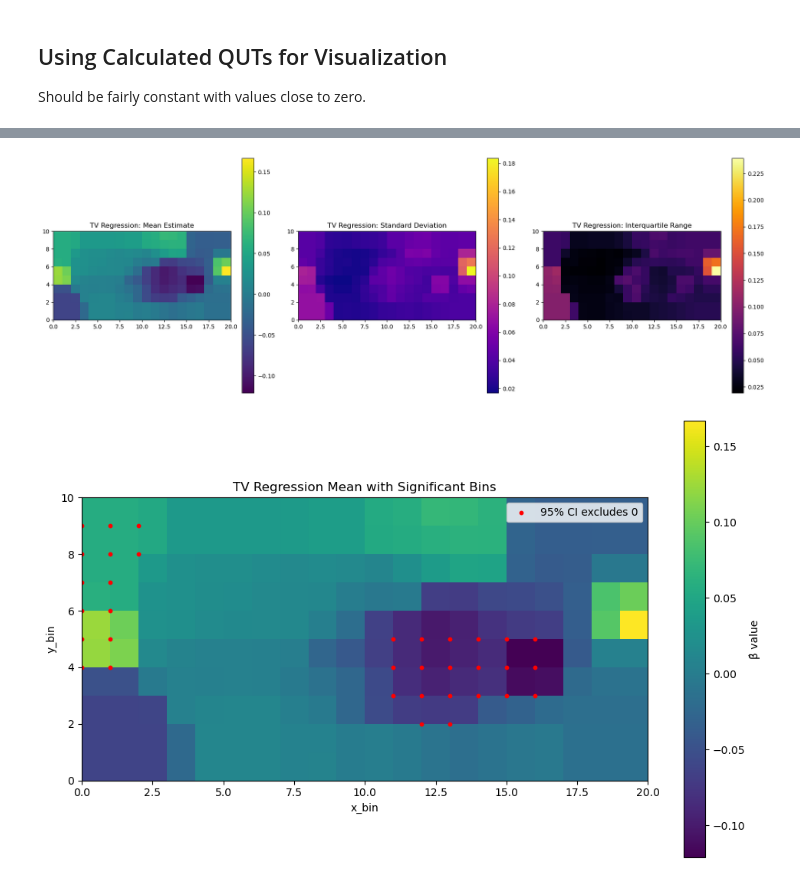
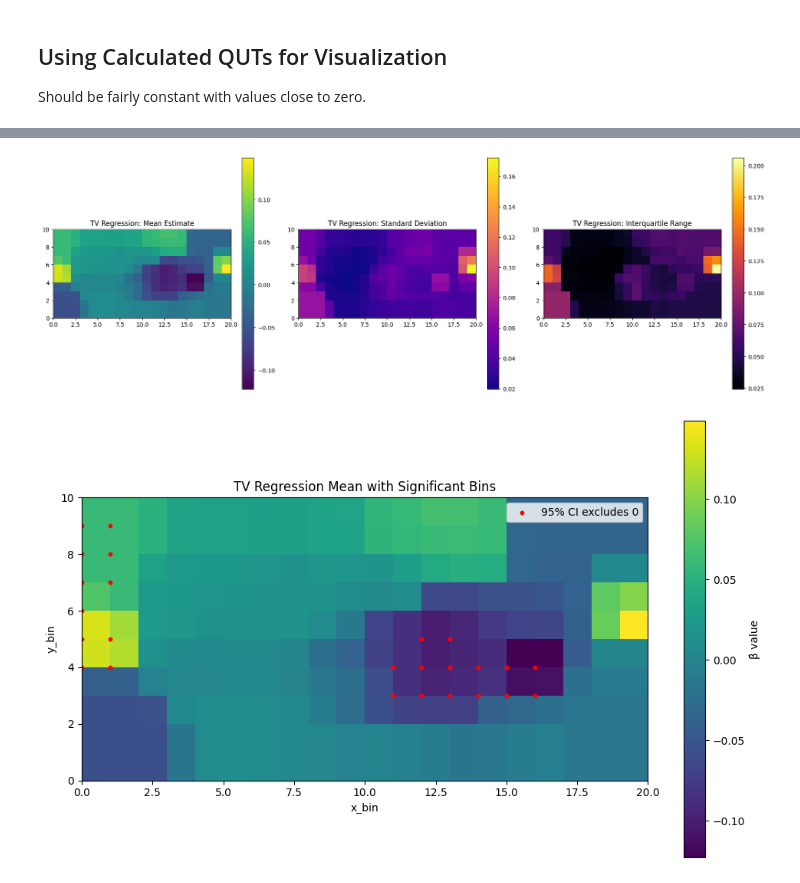
Before and after one commit to Channertheman/NBA_Analysis, a Jupyter notebook: testing.ipynb, the cells around one changed output, grey strips where cells are left out. Cells and saved outputs as stored; diff of their text form; code cells hidden in the pictures.

```diff
--- a/testing.ipynb
+++ b/testing.ipynb
@@ -2044,11 +2069,11 @@ def plot_beta_spread(beta_mean, beta_std, beta_iqr, title_prefix=""):
     plt.tight_layout()
     plt.show()
 # %%
-beta_samples = bootstrap_tv_logistic(df, B=100, lambda_tv=1.10)
+beta_samples = bootstrap_tv_logistic(df, B=250, lambda_tv=1.10)
 beta_mean, beta_std, beta_iqr = compute_beta_statistics(beta_samples)
 plot_beta_spread(beta_mean, beta_std, beta_iqr, title_prefix="TV Regression:")
 # %% [output]
-[figure, old version]
+[figure, new version]
 # %%
 lower_ci = np.percentile(beta_samples, 2.5, axis=0)   # shape (20, 10)
 upper_ci = np.percentile(beta_samples, 97.5, axis=0)  # shape (20, 10)
@@ -2069,7 +2094,7 @@ plt.ylabel("y_bin")
 plt.tight_layout()
 plt.show()
 # %% [output]
-[figure, old version]
+[figure, new version]
 # %%
 ci_width = upper_ci - lower_ci
 
```
Also changed, not shown: parts of 19 cells of this notebook, 4 other files.
